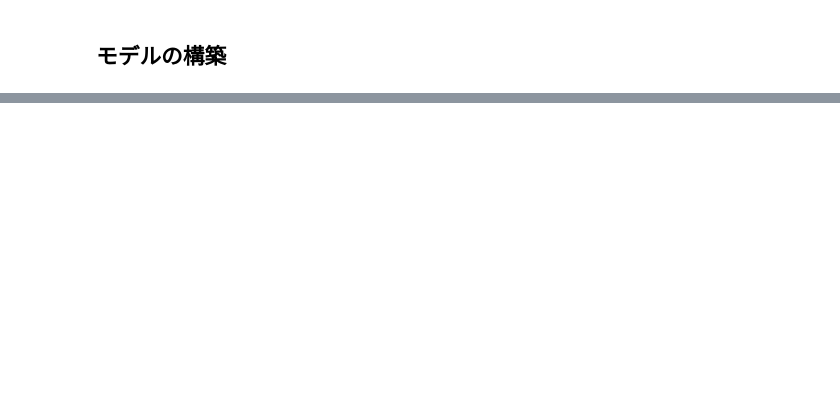
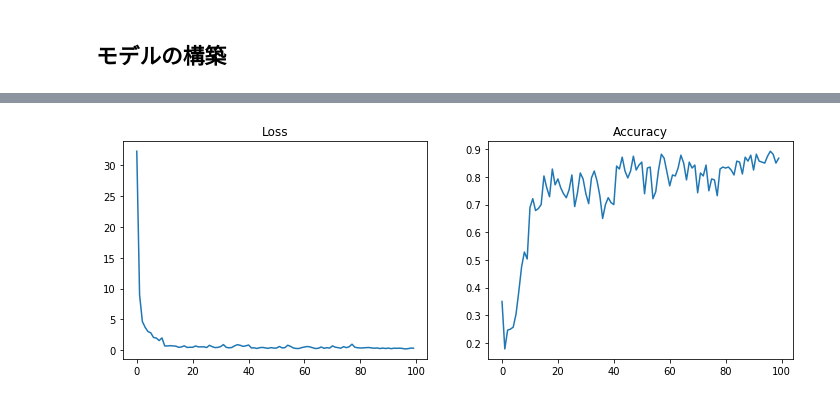
Before and after one commit to kargenk/sensing_with_m5stack, a Jupyter notebook: behavior-changes_classification.ipynb, the cells around one changed output, grey strips where cells are left out. Drawn from its saved outputs; the diff is of its cells as text; code cells hidden in the pictures; blank space fills up the shorter version.

Commit message:
[add] train model

```diff
--- a/behavior-changes_classification.ipynb
+++ b/behavior-changes_classification.ipynb
@@ -79,5 +78,5 @@ array([[1.06086813, 1.19895989, 1.97787953],
 # %%
 label = merged_data['class']
 y = pd.get_dummies(label)  # one-hot vectorに変換
-y.head()
+y = np.array(y)
 # %% [output]
@@ -90,2 +90,13 @@ y.head()
 # %% [markdown]
 ## モデルの構築
+# %%
+def build_model():
+    model = Sequential()
+    model.add(Dense(64, activation='relu', input_shape=(3,)))
+    model.add(Dense(3, activation='softmax'))
+
+    model.compile(optimizer='adam',
+                  loss='categorical_crossentropy',
+                  metrics=['accuracy'])
+
+    return model
@@ -92,6 +105,13 @@ y.head()
 # %%
 batch_size = 16
 num_classes = 3
-epochs = 10
-
-model = Sequential()
+epochs = 100
+# %%
+# データセットの分割
+train_x, test_x, train_y, test_y = train_test_split(X, y,
+                                                    train_size=0.8, test_size=0.2)
+
+model = build_model()
+history = model.fit(train_x, train_y,
+                    batch_size=batch_size,
+                    epochs=epochs)
@@ -97,0 +136,16 @@ model = Sequential()
+# %%
+loss = history.history['loss']
+acc = history.history['accuracy']
+
+plt.figure(figsize=(12, 4))
+plt.subplot(121)
+plt.plot(loss)
+plt.title('Loss')
+
+plt.subplot(122)
+plt.plot(acc)
+plt.title('Accuracy')
+
+plt.show()
+# %% [output]
+[figure, added]
```
Also changed, not shown: parts of 8 cells of this notebook.
